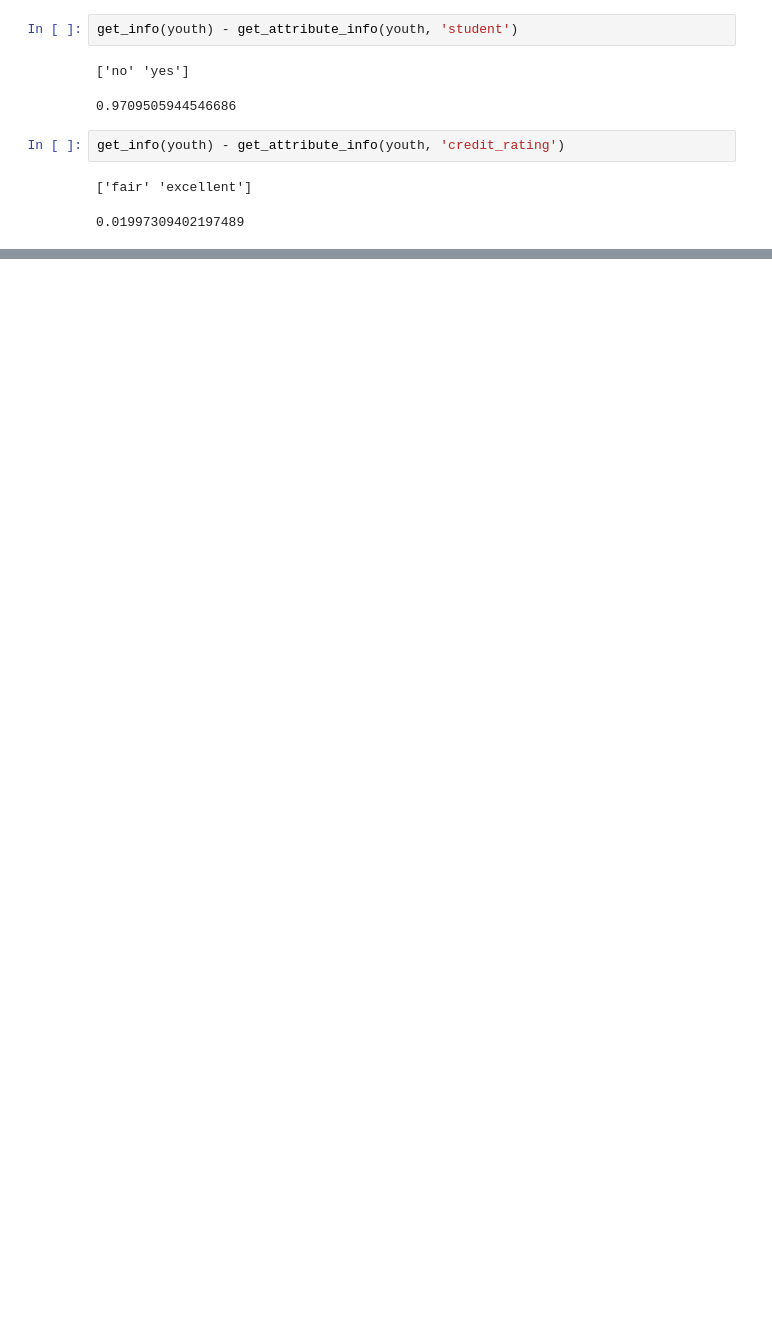
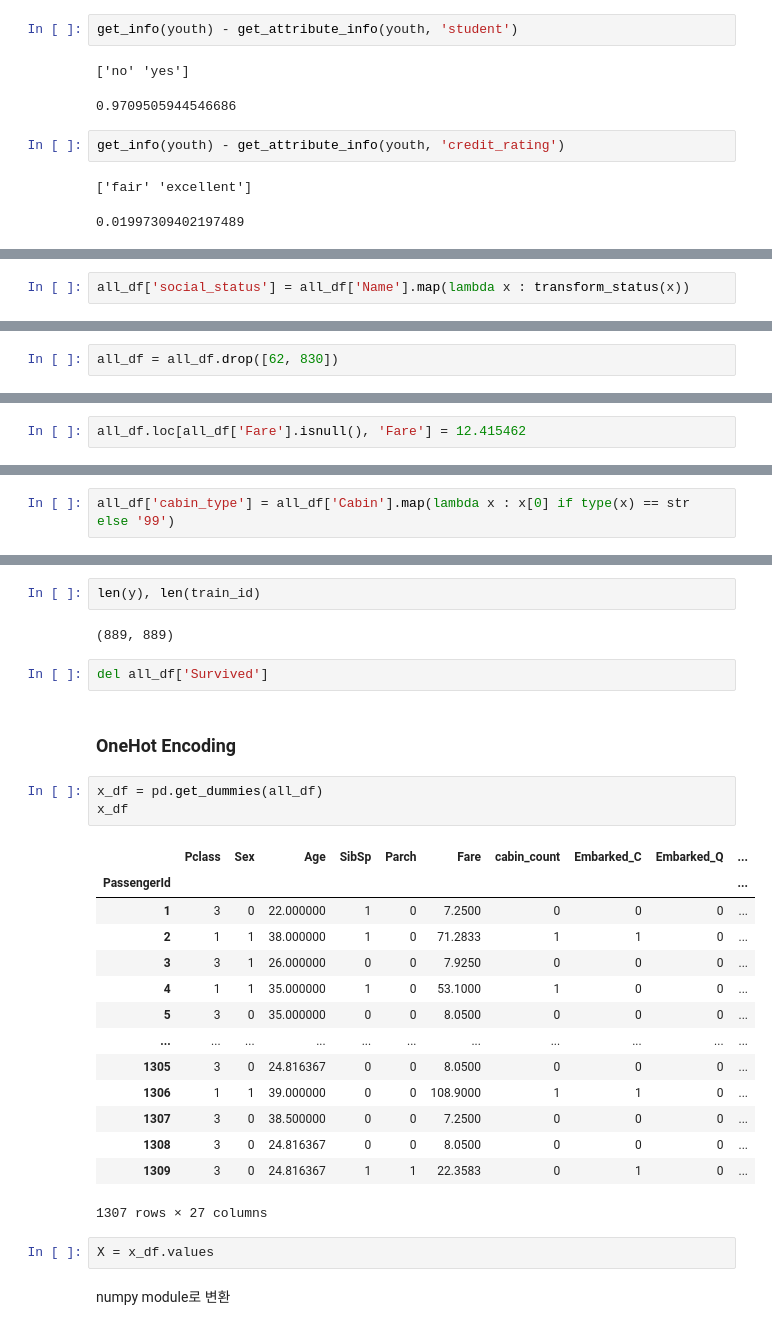
Before and after one commit to ppurify/ML, a Jupyter notebook: TIL/DecisionTree/DecisionTree.ipynb, the cells around one changed output, grey strips where cells are left out. Saved outputs shown, nothing was run; the diff lists cells and outputs as text; blank space fills up the shorter version.

```diff
--- a/TIL/DecisionTree/DecisionTree.ipynb
+++ b/TIL/DecisionTree/DecisionTree.ipynb
@@ -540,0 +984,2 @@ $ Gini_{student}(D) $
+# %%
+all_df['social_status'] = all_df['Name'].map(lambda x : transform_status(x))
@@ -540,0 +1044,2 @@ $ Gini_{student}(D) $
+# %%
+all_df = all_df.drop([62, 830])
@@ -540,0 +1105,2 @@ $ Gini_{student}(D) $
+# %%
+all_df.loc[all_df['Fare'].isnull(), 'Fare'] = 12.415462
@@ -540,0 +1126,2 @@ $ Gini_{student}(D) $
+# %%
+all_df['cabin_type'] = all_df['Cabin'].map(lambda x : x[0] if type(x) == str else '99')
@@ -540,0 +1146,30 @@ $ Gini_{student}(D) $
+# %%
+len(y), len(train_id)
+# %% [output]
+(889, 889)
+# %%
+del all_df['Survived']
+# %% [markdown]
+### OneHot Encoding
+# %%
+x_df = pd.get_dummies(all_df)
+x_df
+# %% [output]
+|  | Pclass | Sex | Age | SibSp | Parch | Fare | cabin_count | Embarked_C | Embarked_Q | ... |
+| PassengerId |  |  |  |  |  |  |  |  |  | ... |
+| 1 | 3 | 0 | 22.000000 | 1 | 0 | 7.2500 | 0 | 0 | 0 | ... |
+| 2 | 1 | 1 | 38.000000 | 1 | 0 | 71.2833 | 1 | 1 | 0 | ... |
+| 3 | 3 | 1 | 26.000000 | 0 | 0 | 7.9250 | 0 | 0 | 0 | ... |
+| 4 | 1 | 1 | 35.000000 | 1 | 0 | 53.1000 | 1 | 0 | 0 | ... |
+| 5 | 3 | 0 | 35.000000 | 0 | 0 | 8.0500 | 0 | 0 | 0 | ... |
+| ... | ... | ... | ... | ... | ... | ... | ... | ... | ... | ... |
+| 1305 | 3 | 0 | 24.816367 | 0 | 0 | 8.0500 | 0 | 0 | 0 | ... |
+| 1306 | 1 | 1 | 39.000000 | 0 | 0 | 108.9000 | 1 | 1 | 0 | ... |
+| 1307 | 3 | 0 | 38.500000 | 0 | 0 | 7.2500 | 0 | 0 | 0 | ... |
+| 1308 | 3 | 0 | 24.816367 | 0 | 0 | 8.0500 | 0 | 0 | 0 | ... |
+| 1309 | 3 | 0 | 24.816367 | 1 | 1 | 22.3583 | 0 | 1 | 0 | ... |
+1307 rows × 27 columns
+# %%
+X = x_df.values
+# %% [markdown]
+numpy module로 변환
```
Also changed, not shown: parts of 133 cells of this notebook.
